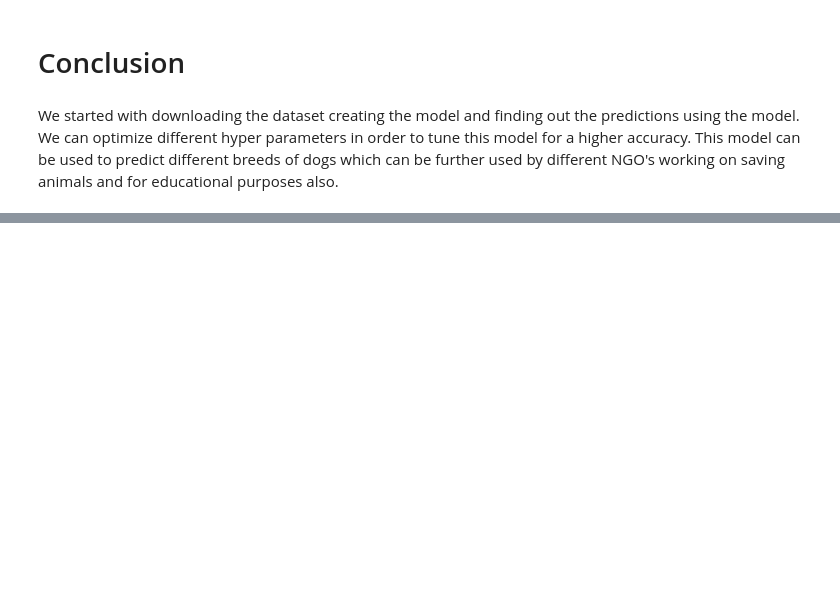
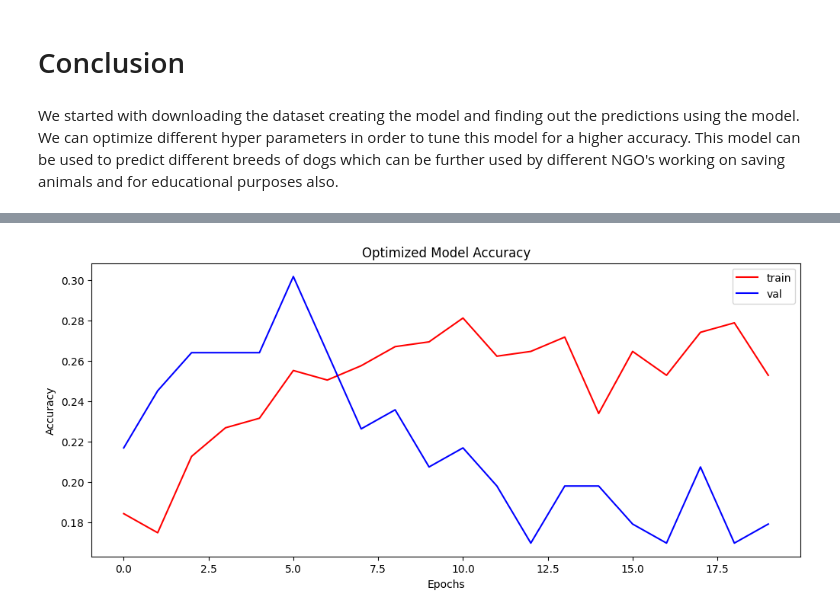
Before and after one commit to ell-sie/pet-classification, a Jupyter notebook: dog_breed_prediction.ipynb, the cells around one changed output, grey strips where cells are left out. Cells and saved outputs as stored; diff of their text form; code cells hidden in the pictures; blank space fills up the shorter version.

Commit message:
made optimized model

```diff
--- a/dog_breed_prediction.ipynb
+++ b/dog_breed_prediction.ipynb
@@ -194,3 +198,34 @@ Predicted :  entlebucher
 # Conclusion
 # %% [markdown]
 We started with downloading the dataset creating the model and finding out the predictions using the model. We can optimize different hyper parameters in order to tune this model for a higher accuracy. This model can be used to predict different breeds of dogs which can be further used by different NGO's working on saving animals and for educational purposes also.
+# %%
+# Building the Model with Regularization
+model_optimized = Sequential()
+
+# Add Conv2D layers with L1 regularization
+model_optimized.add(Conv2D(filters=64, kernel_size=(5,5), activation='relu', input_shape=(224,224,3), kernel_regularizer=l1(0.01)))
+model_optimized.add(MaxPool2D(pool_size=(2,2)))
+
+# Add Conv2D layers with L2 regularization
+model_optimized.add(Conv2D(filters=32, kernel_size=(3,3), activation='relu', kernel_regularizer=l2(0.01)))
+model_optimized.add(MaxPool2D(pool_size=(2,2)))
+
+# Add Conv2D layers with L1 regularization
+model_optimized.add(Conv2D(filters=16, kernel_size=(7,7), activation='relu', kernel_regularizer=l1(0.01)))
+model_optimized.add(MaxPool2D(pool_size=(2,2)))
+
+# Add Conv2D layers with L2 regularization
+model_optimized.add(Conv2D(filters=8, kernel_size=(5,5), activation='relu', kernel_regularizer=l2(0.01)))
+model_optimized.add(MaxPool2D(pool_size=(2,2)))
+
+# Add Dense layers with L1 regularization
+model_optimized.add(Flatten())
+model_optimized.add(Dense(128, activation="relu", kernel_regularizer=l1(0.01)))
+model_optimized.add(Dense(64, activation="relu", kernel_regularizer=l1(0.01)))
+model_optimized.add(Dense(len(CLASS_NAME), activation="softmax"))
+
+# Compile the model with the same loss function and optimizer
+model_optimized.compile(loss='categorical_crossentropy', optimizer=Adam(0.0001), metrics=['accuracy'])
+# %%
+# Train the model with the same parameters as before
+history_optimized = model_optimized.fit(X_train, Y_train, batch_size=64, epochs=epochs, validation_data=(X_val, Y_val))
@@ -196,0 +250,12 @@ We started with downloading the dataset creating the model and finding out the p
+# %%
+# Plot the training history for the optimized model
+plt.figure(figsize=(12,  5))
+plt.plot(history_optimized.history['accuracy'], color='r')
+plt.plot(history_optimized.history['val_accuracy'], color='b')
+plt.title('Optimized Model Accuracy')
+plt.ylabel('Accuracy')
+plt.xlabel('Epochs')
+plt.legend(['train', 'val'])
+plt.show()
+# %% [output]
+[figure, added]
```
Also changed, not shown: parts of 10 cells of this notebook, 2 other files.
